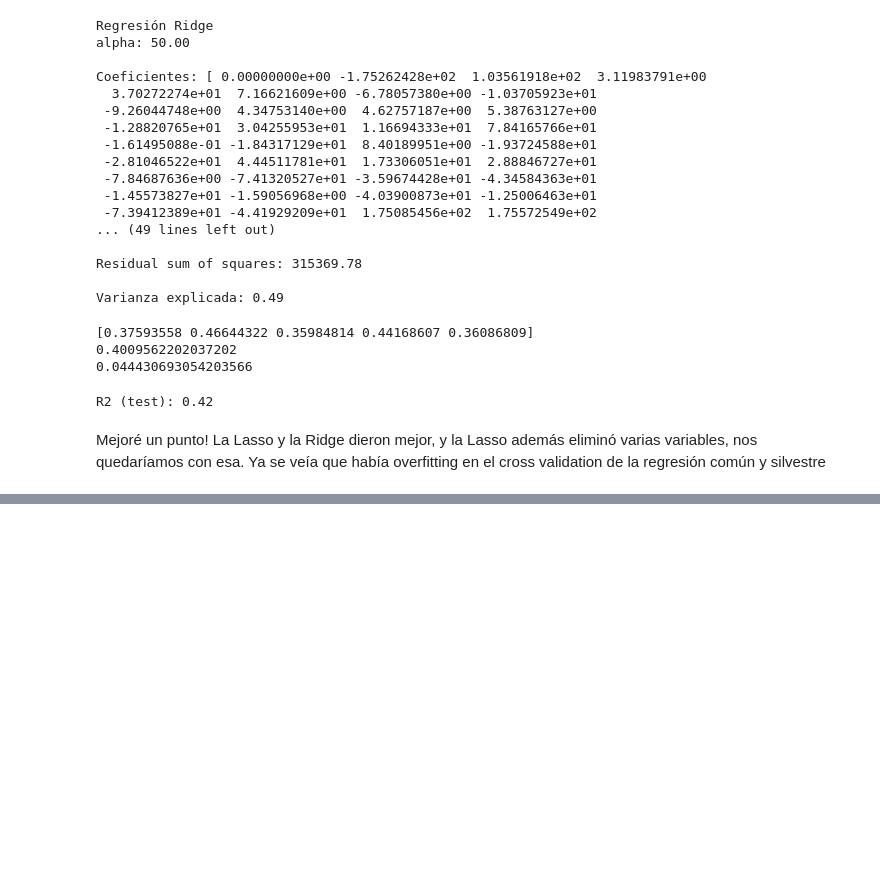
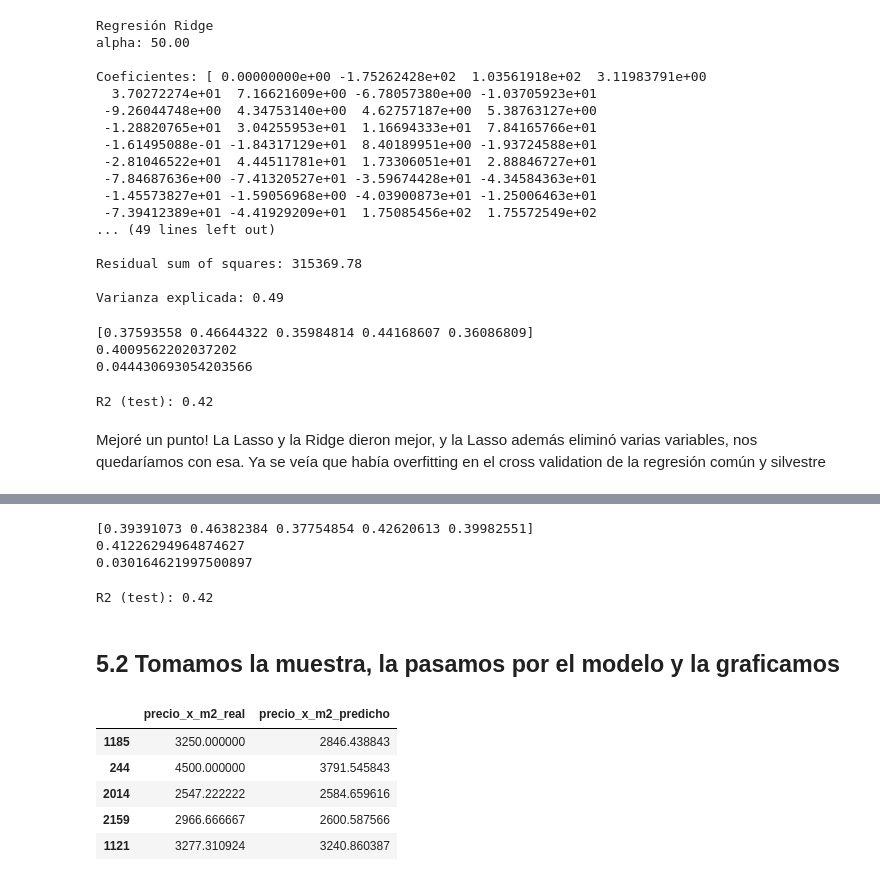
Before and after one commit to GabrielCasal/Digital_House, a Jupyter notebook: TP-Parte2.ipynb, the cells around one changed output, grey strips where cells are left out. Saved outputs shown, nothing was run; the diff lists cells and outputs as text; code cells hidden in the pictures; blank space fills up the shorter version.

```diff
--- a/TP-Parte2.ipynb
+++ b/TP-Parte2.ipynb
@@ -947,0 +1122,5 @@ Mejoré un punto! La Lasso y la Ridge dieron mejor, y la Lasso además eliminó
+# %%
+#Split train y test
+X_train, X_test, y_train, y_test = train_test_split(data_aux3_sq, data.price_usd_per_m2, test_size=0.3, random_state=53)
+print(X_train.shape, y_train.shape)
+print(X_test.shape, y_test.shape)
@@ -947,0 +1166,27 @@ Mejoré un punto! La Lasso y la Ridge dieron mejor, y la Lasso además eliminó
+# %%
+results = cross_val_score(regr2,X_train_s,y_train,cv=5)
+print(results)
+print(np.mean(results))
+print(np.std(results))
+# %% [output]
+[0.39391073 0.46382384 0.37754854 0.42620613 0.39982551]
+0.41226294964874627
+0.030164621997500897
+# %%
+# Y probando en el test:
+pred_test = regr2.predict(X_test_s)
+print('R2 (test): %.2f\n' % r2_score(y_test, pred_test))
+# %% [output]
+R2 (test): 0.42
+# %% [markdown]
+## 5.2 Tomamos la muestra, la pasamos por el modelo y la graficamos
+# %%
+muestra = pd.DataFrame(dict(precio_x_m2_real = y_test, precio_x_m2_predicho = pred_test)).sample(100)
+muestra.head()
+# %% [output]
+|  | precio_x_m2_real | precio_x_m2_predicho |
+| 1185 | 3250.000000 | 2846.438843 |
+| 244 | 4500.000000 | 3791.545843 |
+| 2014 | 2547.222222 | 2584.659616 |
+| 2159 | 2966.666667 | 2600.587566 |
+| 1121 | 3277.310924 | 3240.860387 |
```
Also changed, not shown: parts of 30 cells of this notebook.
